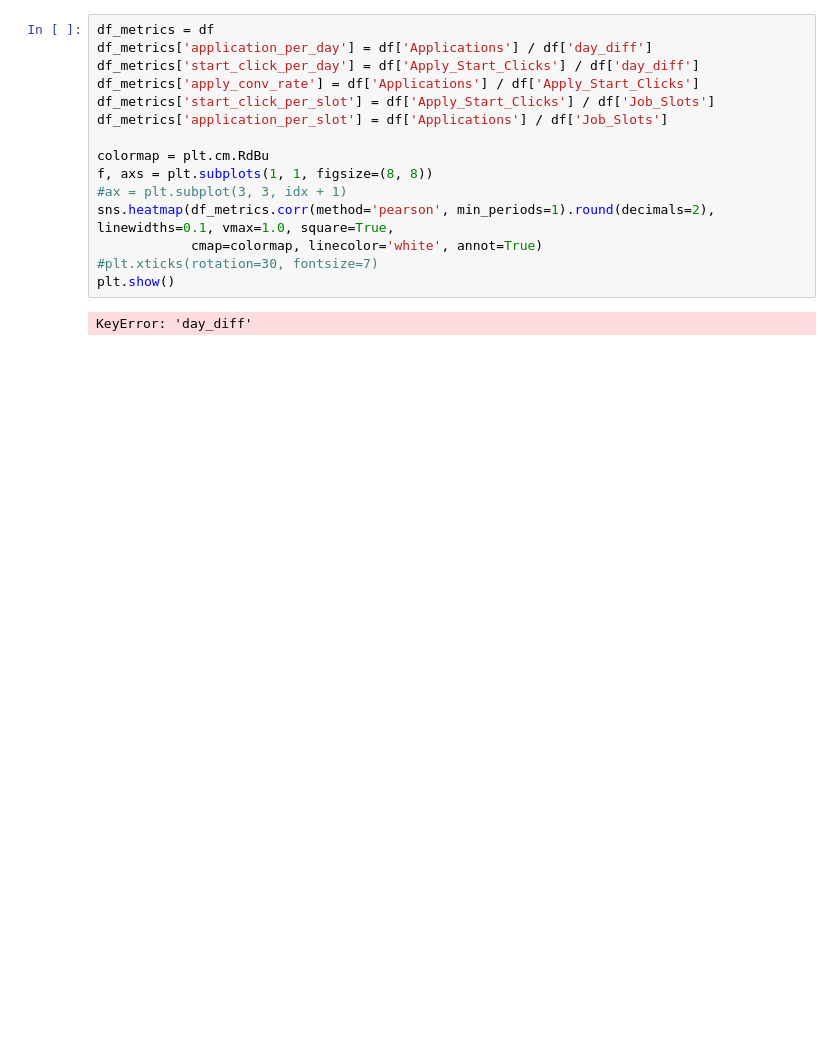
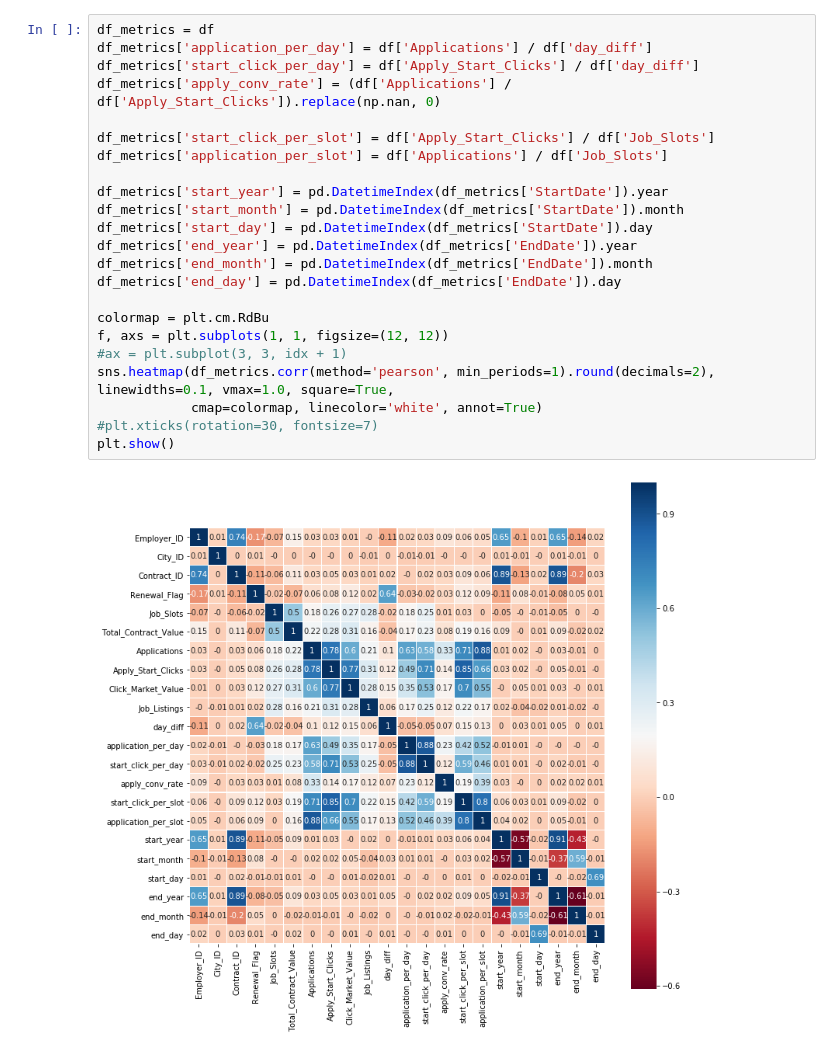
Before and after one commit to telenovelachuan/job_slot_retention, a Jupyter notebook: retention_analysis.ipynb, the cells around one changed output. Saved outputs shown, nothing was run; the diff lists cells and outputs as text; blank space fills up the shorter version.

```diff
--- a/retention_analysis.ipynb
+++ b/retention_analysis.ipynb
@@ -9,17 +13,25 @@ df['day_diff'] = (df['EndDate'] - df['StartDate']).dt.days
 # %%
 df_metrics = df
 df_metrics['application_per_day'] = df['Applications'] / df['day_diff']
 df_metrics['start_click_per_day'] = df['Apply_Start_Clicks'] / df['day_diff']
-df_metrics['apply_conv_rate'] = df['Applications'] / df['Apply_Start_Clicks']
+df_metrics['apply_conv_rate'] = (df['Applications'] / df['Apply_Start_Clicks']).replace(np.nan, 0)
+
 df_metrics['start_click_per_slot'] = df['Apply_Start_Clicks'] / df['Job_Slots']
 df_metrics['application_per_slot'] = df['Applications'] / df['Job_Slots']
 
+df_metrics['start_year'] = pd.DatetimeIndex(df_metrics['StartDate']).year
+df_metrics['start_month'] = pd.DatetimeIndex(df_metrics['StartDate']).month
+df_metrics['start_day'] = pd.DatetimeIndex(df_metrics['StartDate']).day
+df_metrics['end_year'] = pd.DatetimeIndex(df_metrics['EndDate']).year
+df_metrics['end_month'] = pd.DatetimeIndex(df_metrics['EndDate']).month
+df_metrics['end_day'] = pd.DatetimeIndex(df_metrics['EndDate']).day
+
 colormap = plt.cm.RdBu
-f, axs = plt.subplots(1, 1, figsize=(8, 8))
+f, axs = plt.subplots(1, 1, figsize=(12, 12))
 #ax = plt.subplot(3, 3, idx + 1)
 sns.heatmap(df_metrics.corr(method='pearson', min_periods=1).round(decimals=2), linewidths=0.1, vmax=1.0, square=True,
             cmap=colormap, linecolor='white', annot=True)
 #plt.xticks(rotation=30, fontsize=7)
 plt.show()
 # %% [output]
-KeyError: 'day_diff'
+[figure, added]
```
Also changed, not shown: parts of 7 cells of this notebook.
